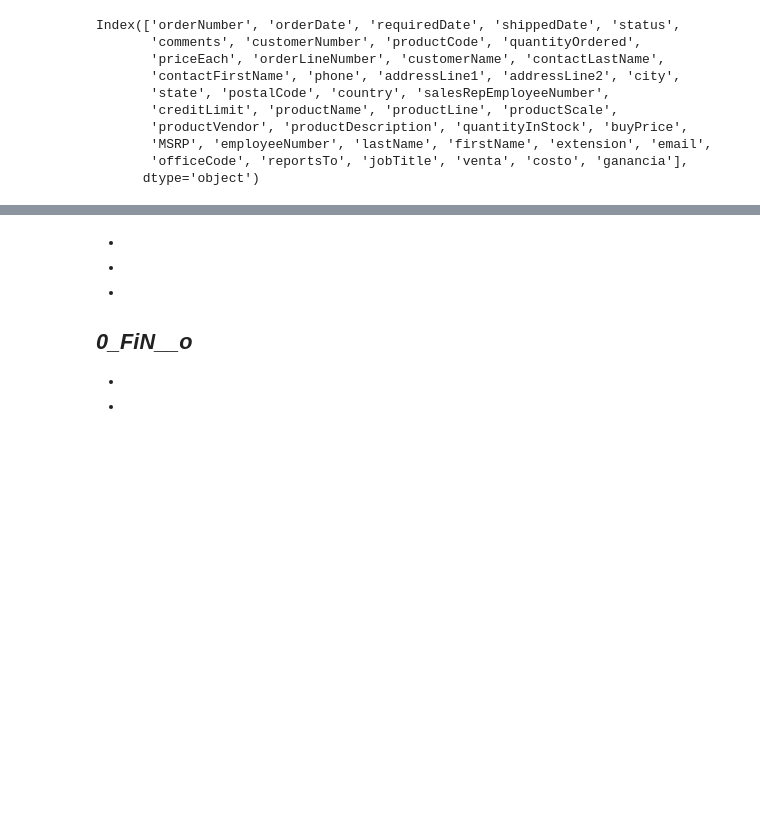
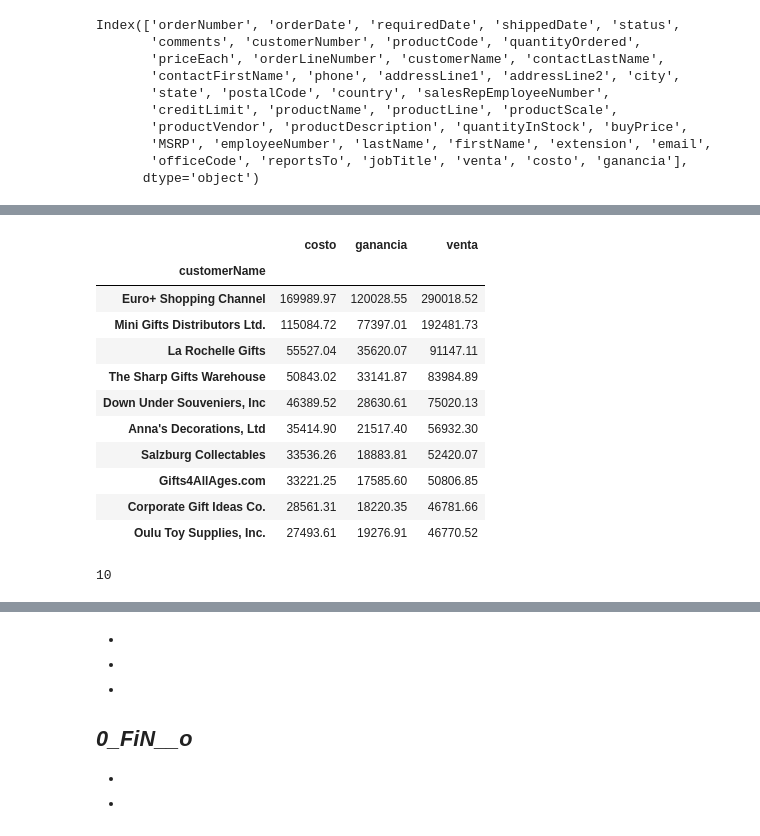
Before and after one commit to santoleal/data_science_homework, a Jupyter notebook: 3. PYTHON INTRO/desafio7-PRUEBA/Prueba - Manipulación y Transformación de Datos.ipynb, the cells around one changed output, grey strips where cells are left out. Saved outputs shown, nothing was run; the diff lists cells and outputs as text; code cells hidden in the pictures; blank space fills up the shorter version.

```diff
--- a/3. PYTHON INTRO/desafio7-PRUEBA/Prueba - Manipulación y Transformación de Datos.ipynb
+++ b/3. PYTHON INTRO/desafio7-PRUEBA/Prueba - Manipulación y Transformación de Datos.ipynb
@@ -648,0 +712,27 @@ df_unido.head()
+# %%
+# se invoca la función Generar_Reporte()
+top_10_clientes_2005 = generar_reporte(filtro_temporal, ['customerName'], None, columnas_filtradas, "sum")
+
+# Se ordena por ventas -mayor a menor- y se seleccionan los 10 primeros registros
+top_10_clientes_2005 = top_10_clientes_2005.sort_values(by='venta', ascending=False).head(10)
+
+top_10_clientes_2005
+# %% [output]
+|  | costo | ganancia | venta |
+| customerName |  |  |  |
+| Euro+ Shopping Channel | 169989.97 | 120028.55 | 290018.52 |
+| Mini Gifts Distributors Ltd. | 115084.72 | 77397.01 | 192481.73 |
+| La Rochelle Gifts | 55527.04 | 35620.07 | 91147.11 |
+| The Sharp Gifts Warehouse | 50843.02 | 33141.87 | 83984.89 |
+| Down Under Souveniers, Inc | 46389.52 | 28630.61 | 75020.13 |
+| Anna's Decorations, Ltd | 35414.90 | 21517.40 | 56932.30 |
+| Salzburg Collectables | 33536.26 | 18883.81 | 52420.07 |
+| Gifts4AllAges.com | 33221.25 | 17585.60 | 50806.85 |
+| Corporate Gift Ideas Co. | 28561.31 | 18220.35 | 46781.66 |
+| Oulu Toy Supplies, Inc. | 27493.61 | 19276.91 | 46770.52 |
+# %%
+# Por último, esta variable se guarda como tabla en la BBDD creada en un comienzo
+
+escribir_en_bbdd(top_10_clientes_2005, 'top_10_clientes_2005', engine, if_exists='replace')
+# %% [output]
+10
```
Also changed, not shown: parts of 14 cells of this notebook, 1 other file.
